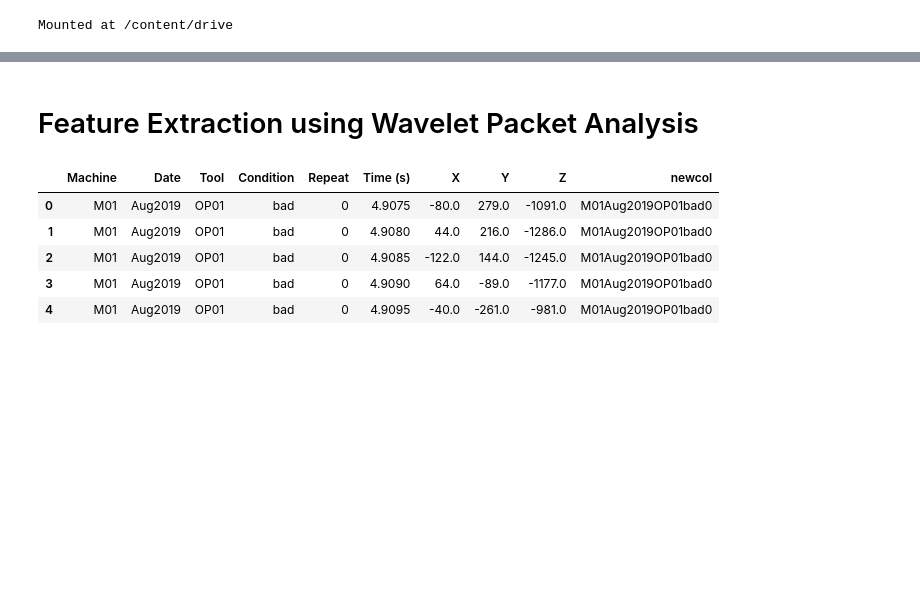
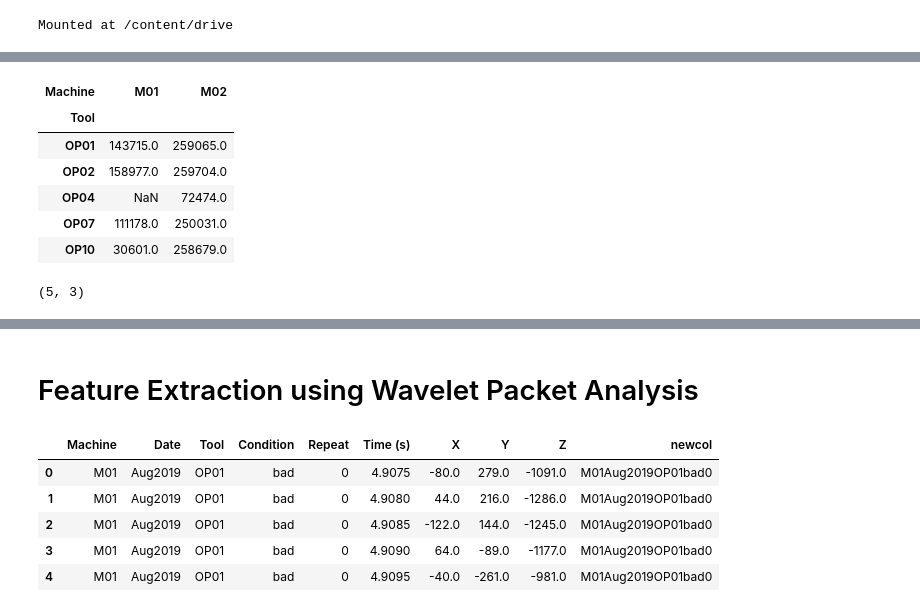
Before and after one commit to AbbasHussain72/Wavelet-featre-extraction-, a Jupyter notebook: current_wavelet_Transform_Technique.ipynb, the cells around one changed output, grey strips where cells are left out. Saved outputs shown, nothing was run; the diff lists cells and outputs as text; code cells hidden in the pictures; blank space fills up the shorter version.

```diff
--- a/current_wavelet_Transform_Technique.ipynb
+++ b/current_wavelet_Transform_Technique.ipynb
@@ -58,0 +162,15 @@ df = balance(df,'OP02','good')
+# %%
+bottom=pivot.iloc[:, :2]#.sum(axis=1)
+bottom
+# %% [output]
+| Machine | M01 | M02 |
+| Tool |  |  |
+| OP01 | 143715.0 | 259065.0 |
+| OP02 | 158977.0 | 259704.0 |
+| OP04 | NaN | 72474.0 |
+| OP07 | 111178.0 | 250031.0 |
+| OP10 | 30601.0 | 258679.0 |
+# %%
+pivot.shape
+# %% [output]
+(5, 3)
```
Also changed, not shown: parts of 12 cells of this notebook.
